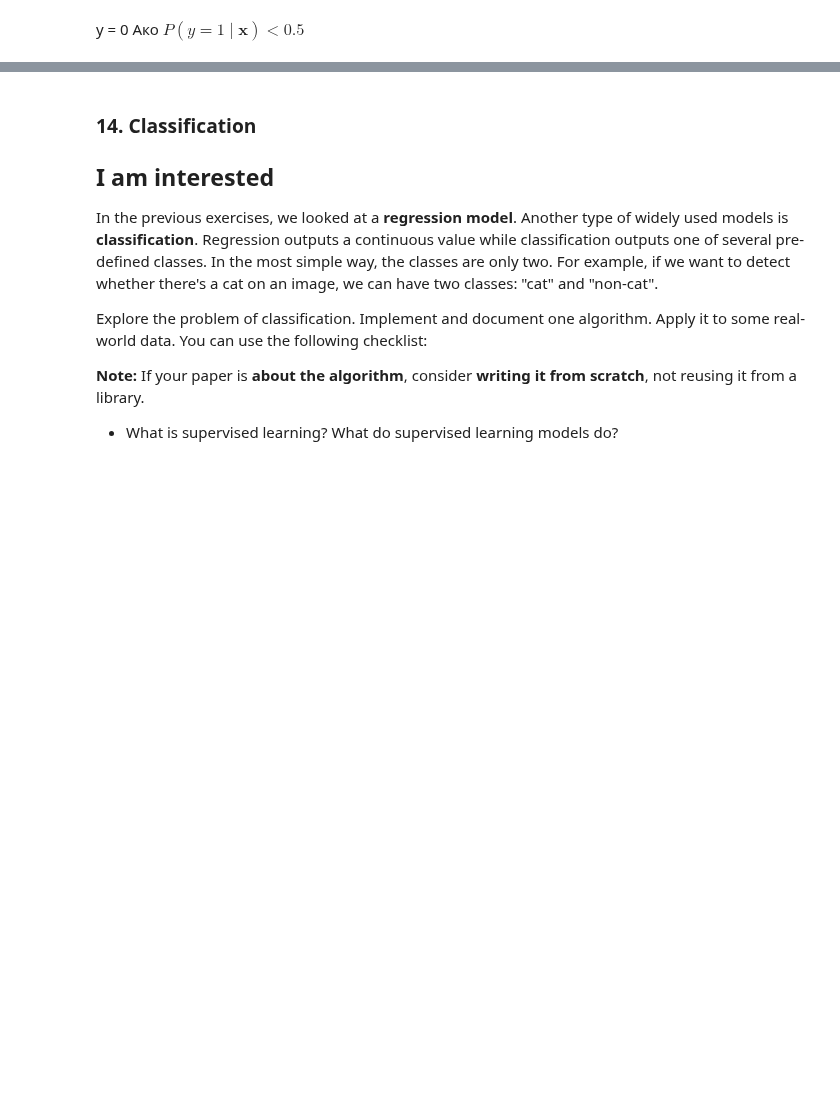
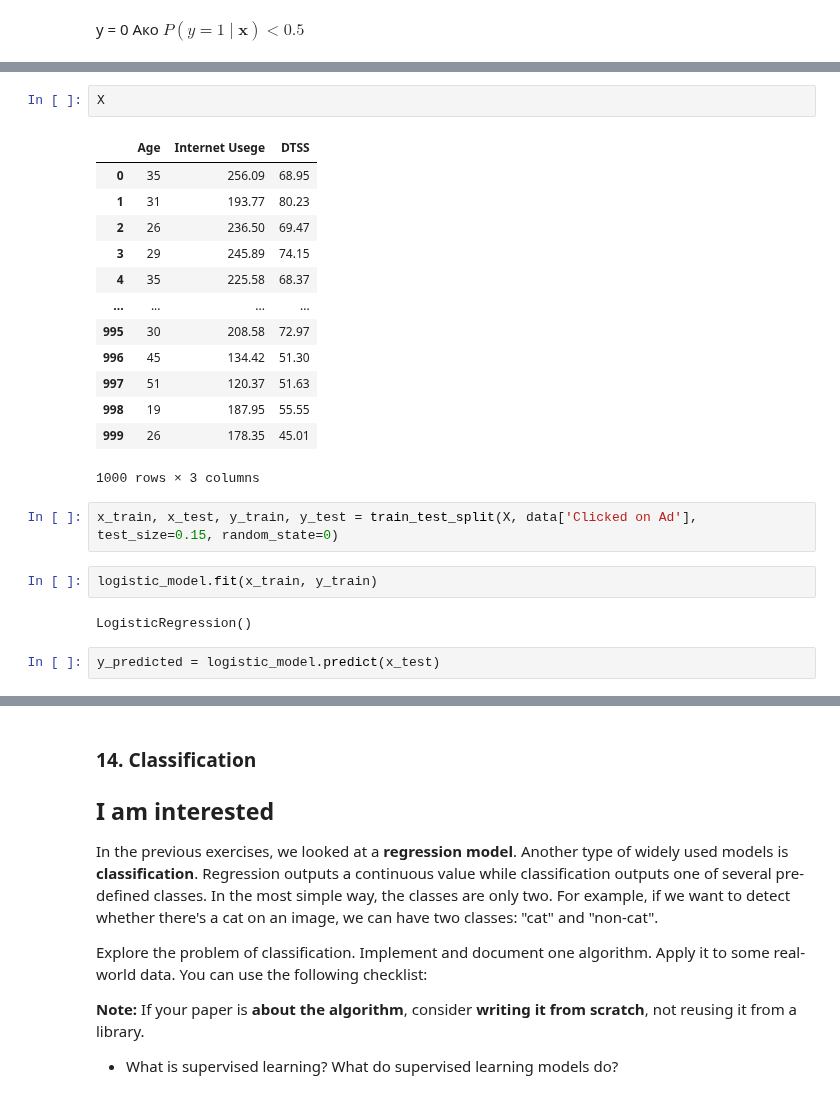
Before and after one commit to petardmnv/Math-Concepts-for-Developers, a Jupyter notebook: Classification-Project/Classification-Models.ipynb, the cells around one changed output, grey strips where cells are left out. Cells and saved outputs as stored; diff of their text form; blank space fills up the shorter version.

```diff
--- a/Classification-Project/Classification-Models.ipynb
+++ b/Classification-Project/Classification-Models.ipynb
@@ -318,0 +365,24 @@ def sigmoid_function(z):
+# %%
+X
+# %% [output]
+|  | Age | Internet Usege | DTSS |
+| 0 | 35 | 256.09 | 68.95 |
+| 1 | 31 | 193.77 | 80.23 |
+| 2 | 26 | 236.50 | 69.47 |
+| 3 | 29 | 245.89 | 74.15 |
+| 4 | 35 | 225.58 | 68.37 |
+| ... | ... | ... | ... |
+| 995 | 30 | 208.58 | 72.97 |
+| 996 | 45 | 134.42 | 51.30 |
+| 997 | 51 | 120.37 | 51.63 |
+| 998 | 19 | 187.95 | 55.55 |
+| 999 | 26 | 178.35 | 45.01 |
+1000 rows × 3 columns
+# %%
+x_train, x_test, y_train, y_test = train_test_split(X, data['Clicked on Ad'], test_size=0.15, random_state=0)
+# %%
+logistic_model.fit(x_train, y_train)
+# %% [output]
+LogisticRegression()
+# %%
+y_predicted = logistic_model.predict(x_test)
```
Also changed, not shown: parts of 29 cells of this notebook, 1 other file.
